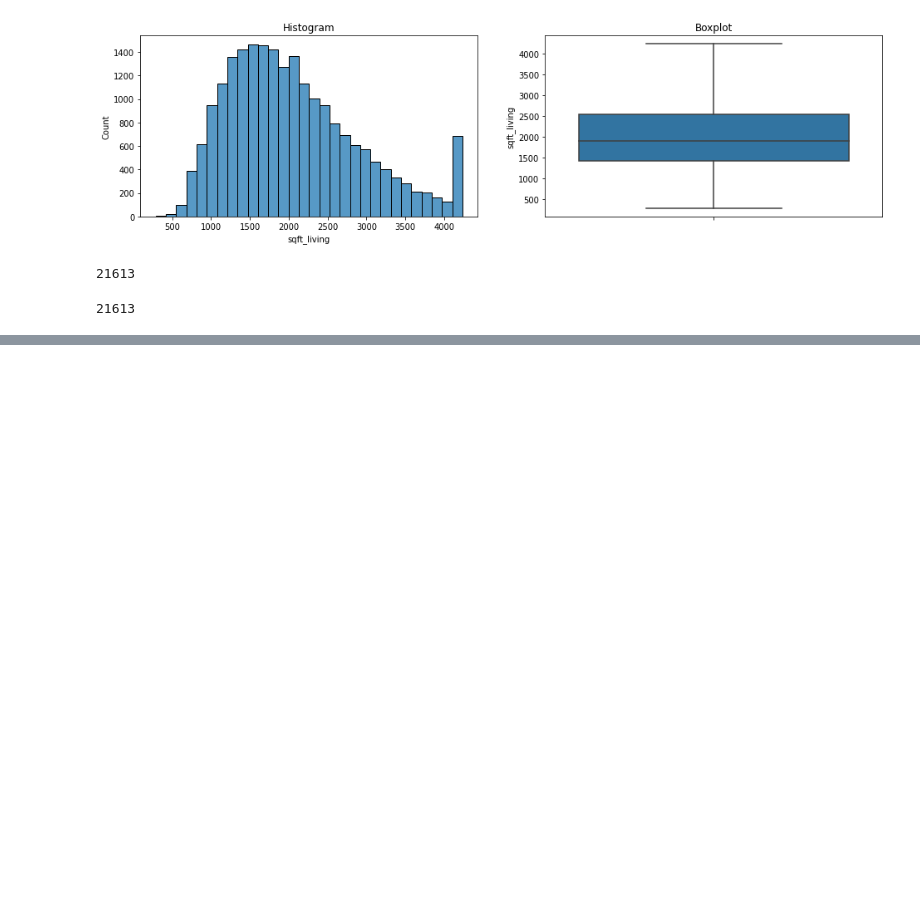
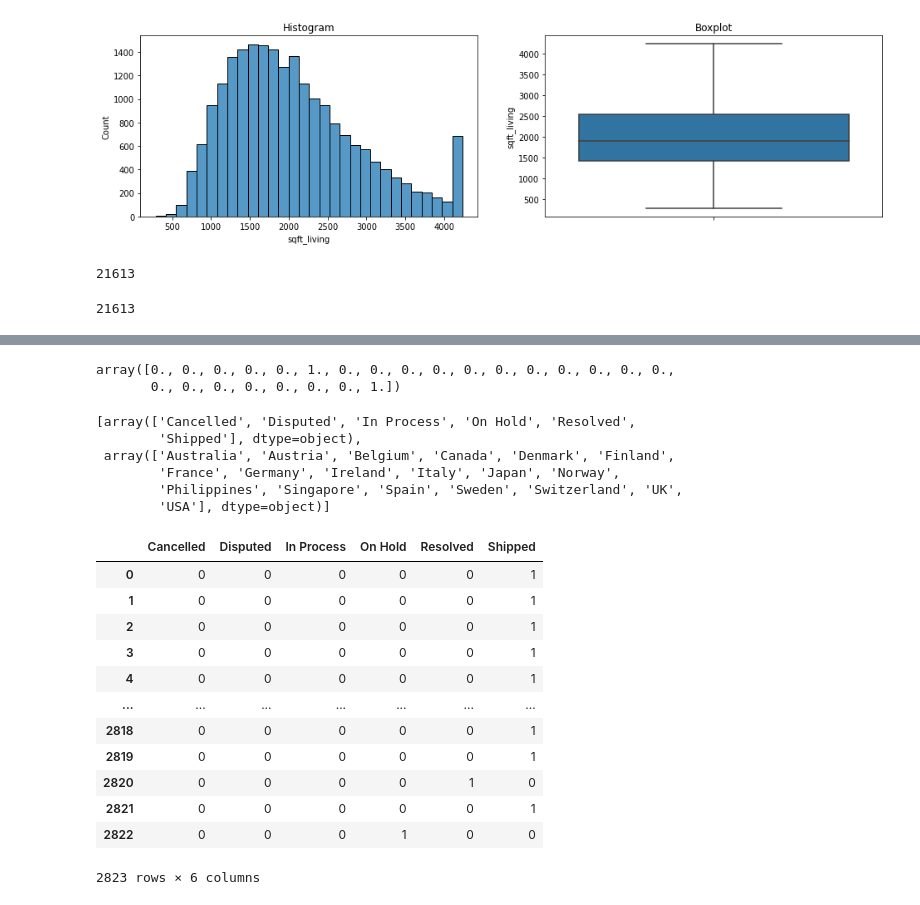
Before and after one commit to r-ap/TrainingMachineLearning, a Jupyter notebook: BFI_PYIM_11.ipynb, the cells around one changed output, grey strips where cells are left out. Cells and saved outputs as stored; diff of their text form; code cells hidden in the pictures; blank space fills up the shorter version.

```diff
--- a/BFI_PYIM_11.ipynb
+++ b/BFI_PYIM_11.ipynb
@@ -206,0 +312,3 @@ len(sqft_liv_cap['sqft_living'])
+# %%
+df = pd.read_csv('https://github.com/fahmimnalfrzki/Dataset/raw/main/sales_data_sample.csv',encoding='latin-1')
+df.head()
@@ -206,0 +323,3 @@ len(sqft_liv_cap['sqft_living'])
+# %%
+cat_df = df[['STATUS','DEALSIZE']]
+cat_df.head()
@@ -206,0 +388,30 @@ len(sqft_liv_cap['sqft_living'])
+# %%
+ohe_status.fit_transform(df[['STATUS','COUNTRY']]).toarray()[0]
+# %% [output]
+array([0., 0., 0., 0., 0., 1., 0., 0., 0., 0., 0., 0., 0., 0., 0., 0., 0.,
+       0., 0., 0., 0., 0., 0., 0., 1.])
+# %%
+ohe_status.categories_
+# %% [output]
+[array(['Cancelled', 'Disputed', 'In Process', 'On Hold', 'Resolved',
+        'Shipped'], dtype=object),
+ array(['Australia', 'Austria', 'Belgium', 'Canada', 'Denmark', 'Finland',
+        'France', 'Germany', 'Ireland', 'Italy', 'Japan', 'Norway',
+        'Philippines', 'Singapore', 'Spain', 'Sweden', 'Switzerland', 'UK',
+        'USA'], dtype=object)]
+# %%
+pd.get_dummies(cat_df['STATUS'])
+# %% [output]
+|  | Cancelled | Disputed | In Process | On Hold | Resolved | Shipped |
+| 0 | 0 | 0 | 0 | 0 | 0 | 1 |
+| 1 | 0 | 0 | 0 | 0 | 0 | 1 |
+| 2 | 0 | 0 | 0 | 0 | 0 | 1 |
+| 3 | 0 | 0 | 0 | 0 | 0 | 1 |
+| 4 | 0 | 0 | 0 | 0 | 0 | 1 |
+| ... | ... | ... | ... | ... | ... | ... |
+| 2818 | 0 | 0 | 0 | 0 | 0 | 1 |
+| 2819 | 0 | 0 | 0 | 0 | 0 | 1 |
+| 2820 | 0 | 0 | 0 | 0 | 1 | 0 |
+| 2821 | 0 | 0 | 0 | 0 | 0 | 1 |
+| 2822 | 0 | 0 | 0 | 1 | 0 | 0 |
+2823 rows × 6 columns
```
Also changed, not shown: parts of 28 cells of this notebook.
